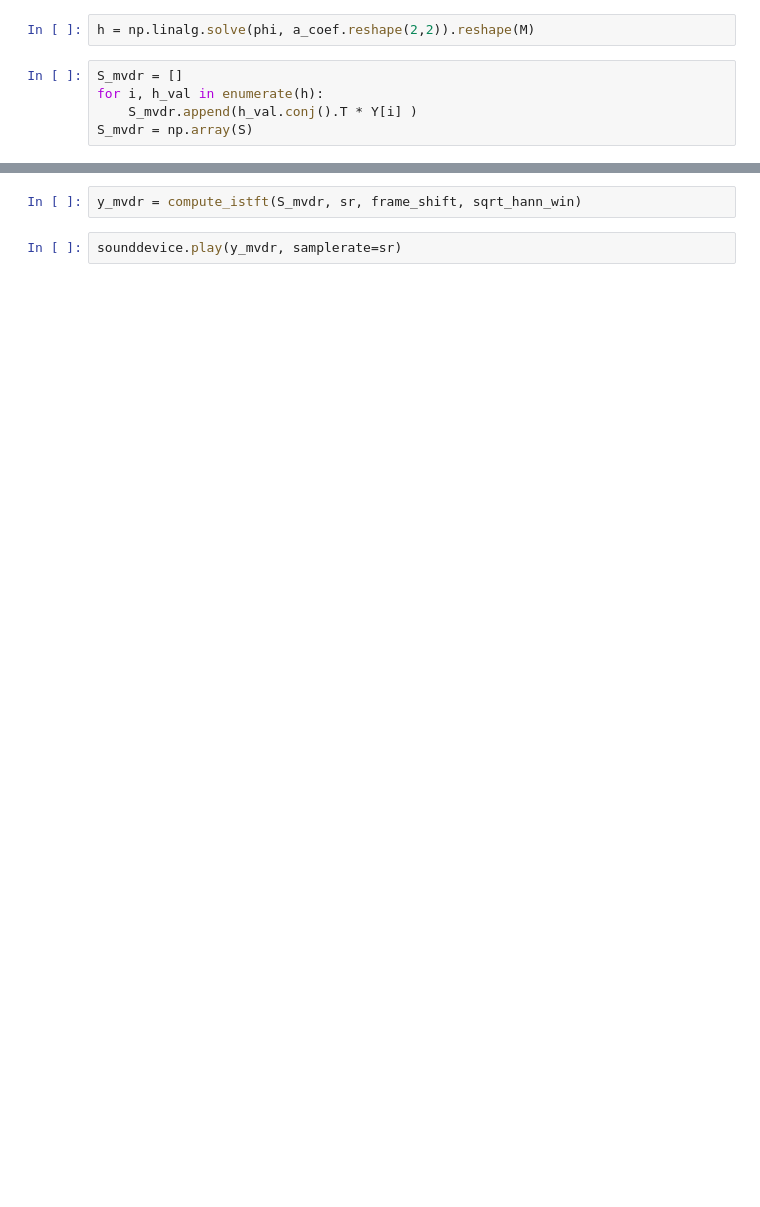
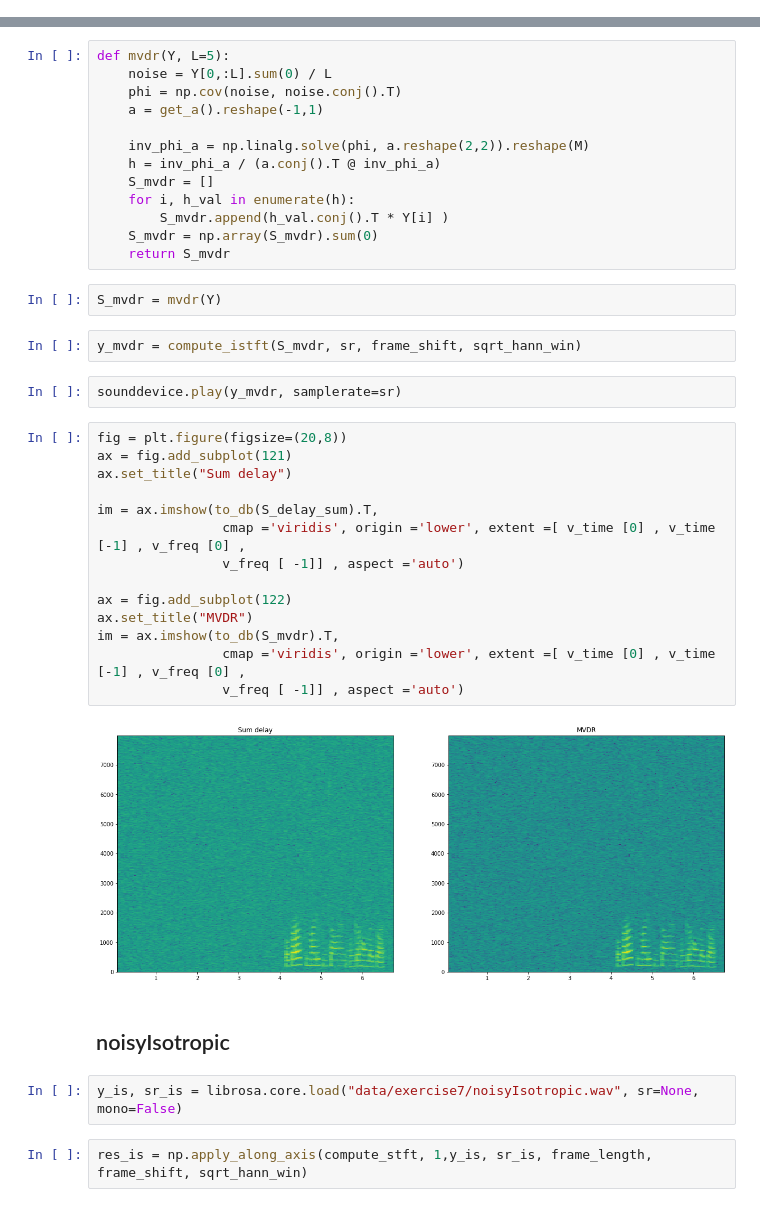
Before and after one commit to nilesh0109/Speech-signal-Processing, a Jupyter notebook: Exercise 7.ipynb, the cells around one changed output, grey strips where cells are left out. Saved outputs shown, nothing was run; the diff lists cells and outputs as text; blank space fills up the shorter version.

```diff
--- a/Exercise 7.ipynb
+++ b/Exercise 7.ipynb
@@ -78,7 +68,0 @@ array([[1.        +0.j        ],
-# %%
-h = np.linalg.solve(phi, a_coef.reshape(2,2)).reshape(M)
-# %%
-S_mvdr = []
-for i, h_val in enumerate(h):
-    S_mvdr.append(h_val.conj().T * Y[i] )
-S_mvdr = np.array(S)
@@ -89,4 +69,41 @@ plot_spectrum(S_mvdr, v_freq, v_time)
+# %%
+def mvdr(Y, L=5):
+    noise = Y[0,:L].sum(0) / L
+    phi = np.cov(noise, noise.conj().T)
+    a = get_a().reshape(-1,1)
+
+    inv_phi_a = np.linalg.solve(phi, a.reshape(2,2)).reshape(M)
+    h = inv_phi_a / (a.conj().T @ inv_phi_a)
+    S_mvdr = []
+    for i, h_val in enumerate(h):
+        S_mvdr.append(h_val.conj().T * Y[i] )
+    S_mvdr = np.array(S_mvdr).sum(0)
+    return S_mvdr
+# %%
+S_mvdr = mvdr(Y)
 # %%
 y_mvdr = compute_istft(S_mvdr, sr, frame_shift, sqrt_hann_win)
 # %%
 sounddevice.play(y_mvdr, samplerate=sr)
+# %%
+fig = plt.figure(figsize=(20,8))
+ax = fig.add_subplot(121)
+ax.set_title("Sum delay")
+
+im = ax.imshow(to_db(S_delay_sum).T,
+                cmap ='viridis', origin ='lower', extent =[ v_time [0] , v_time [-1] , v_freq [0] ,
+                v_freq [ -1]] , aspect ='auto')
+
+ax = fig.add_subplot(122)
+ax.set_title("MVDR")
+im = ax.imshow(to_db(S_mvdr).T,
+                cmap ='viridis', origin ='lower', extent =[ v_time [0] , v_time [-1] , v_freq [0] ,
+                v_freq [ -1]] , aspect ='auto')
+# %% [output]
+[figure, added]
+# %% [markdown]
+## noisyIsotropic
+# %%
+y_is, sr_is = librosa.core.load("data/exercise7/noisyIsotropic.wav", sr=None, mono=False)
+# %%
+res_is = np.apply_along_axis(compute_stft, 1,y_is, sr_is, frame_length, frame_shift, sqrt_hann_win)
```
Also changed, not shown: parts of 34 cells of this notebook.
